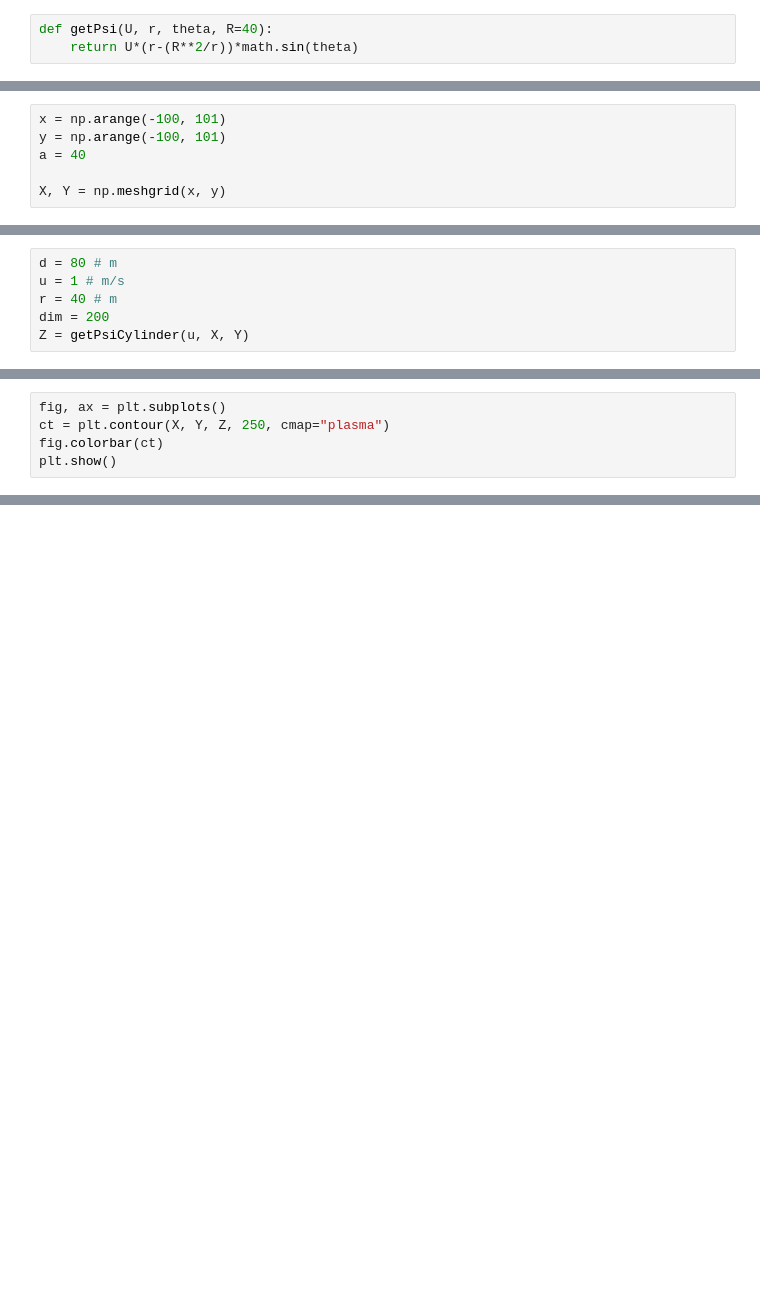
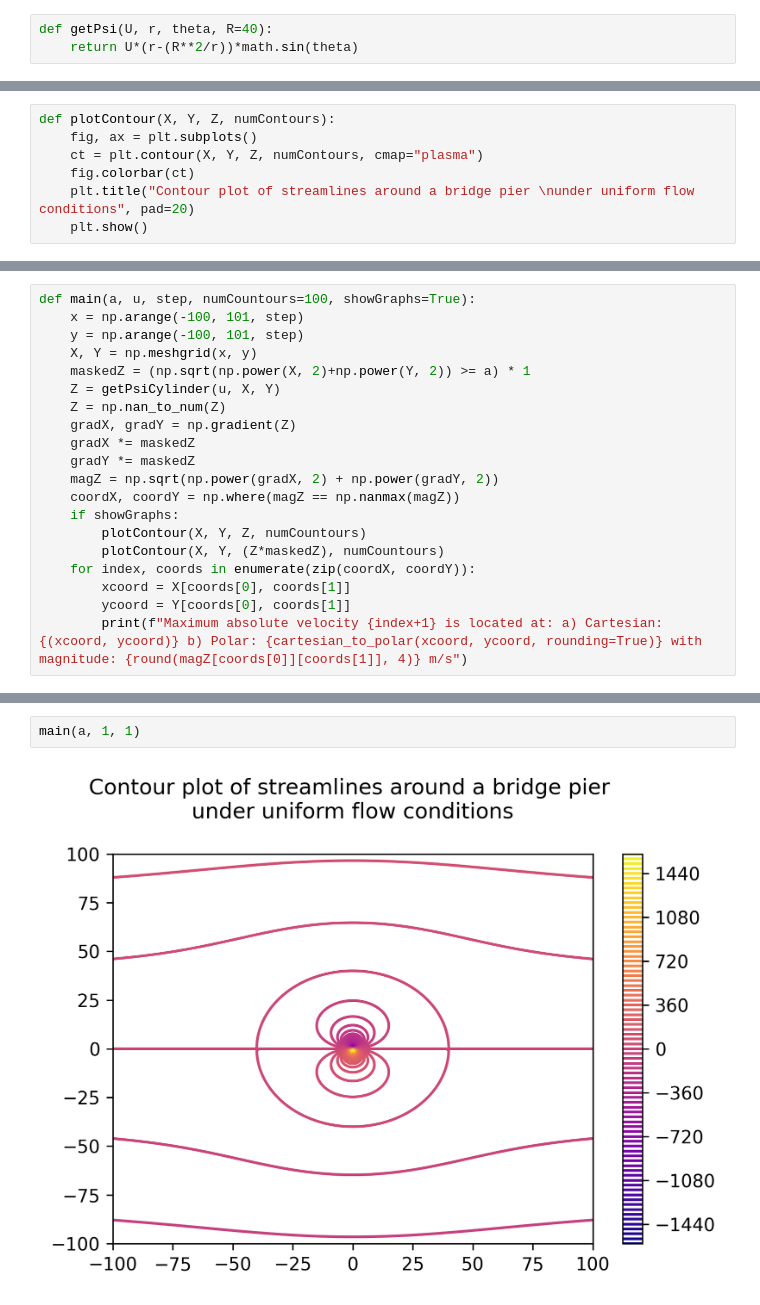
Before and after one commit to mpampolina/CIVL, a Jupyter notebook: CIVL 303 - Assignment 3.ipynb, the cells around one changed output, grey strips where cells are left out. Saved outputs shown, nothing was run; the diff lists cells and outputs as text; blank space fills up the shorter version.

Commit message:
add streamline plotting functions

```diff
--- a/CIVL 303 - Assignment 3.ipynb
+++ b/CIVL 303 - Assignment 3.ipynb
@@ -25,6 +17,0 @@ array([[0, 0, 0, ..., 0, 0, 0],
-# %%
-x = np.arange(-100, 101)
-y = np.arange(-100, 101)
-a = 40
-
-X, Y = np.meshgrid(x, y)
@@ -63,6 +17,0 @@ array([[-100, -100, -100, ..., -100, -100, -100],
-# %%
-d = 80 # m
-u = 1 # m/s
-r = 40 # m
-dim = 200
-Z = getPsiCylinder(u, X, Y)
@@ -85,5 +21,7 @@ array([[-92.        , -91.91960002, -91.83840033, ..., -91.83840033,
 # %%
-fig, ax = plt.subplots()
-ct = plt.contour(X, Y, Z, 250, cmap="plasma")
-fig.colorbar(ct)
-plt.show()
+def plotContour(X, Y, Z, numContours):
+    fig, ax = plt.subplots()
+    ct = plt.contour(X, Y, Z, numContours, cmap="plasma")
+    fig.colorbar(ct)
+    plt.title("Contour plot of streamlines around a bridge pier \nunder uniform flow conditions", pad=20)
+    plt.show()
@@ -108,0 +41,20 @@ plt.show()
+# %%
+def main(a, u, step, numCountours=100, showGraphs=True):
+    x = np.arange(-100, 101, step)
+    y = np.arange(-100, 101, step)
+    X, Y = np.meshgrid(x, y)
+    maskedZ = (np.sqrt(np.power(X, 2)+np.power(Y, 2)) >= a) * 1
+    Z = getPsiCylinder(u, X, Y)
+    Z = np.nan_to_num(Z)
+    gradX, gradY = np.gradient(Z)
+    gradX *= maskedZ
+    gradY *= maskedZ
+    magZ = np.sqrt(np.power(gradX, 2) + np.power(gradY, 2))
+    coordX, coordY = np.where(magZ == np.nanmax(magZ))
+    if showGraphs:
+        plotContour(X, Y, Z, numCountours)
+        plotContour(X, Y, (Z*maskedZ), numCountours)
+    for index, coords in enumerate(zip(coordX, coordY)):
+        xcoord = X[coords[0], coords[1]]
+        ycoord = Y[coords[0], coords[1]]
+        print(f"Maximum absolute velocity {index+1} is located at: a) Cartesian: {(xcoord, ycoord)} b) Polar: {cartesian_to_polar(xcoord, ycoord, rounding=True)} with magnitude: {round(magZ[coords[0]][coords[1]], 4)} m/s")
@@ -108,0 +63,4 @@ plt.show()
+# %%
+main(a, 1, 1)
+# %% [output]
+[figure, added]
```
Also changed, not shown: parts of 23 cells of this notebook.
